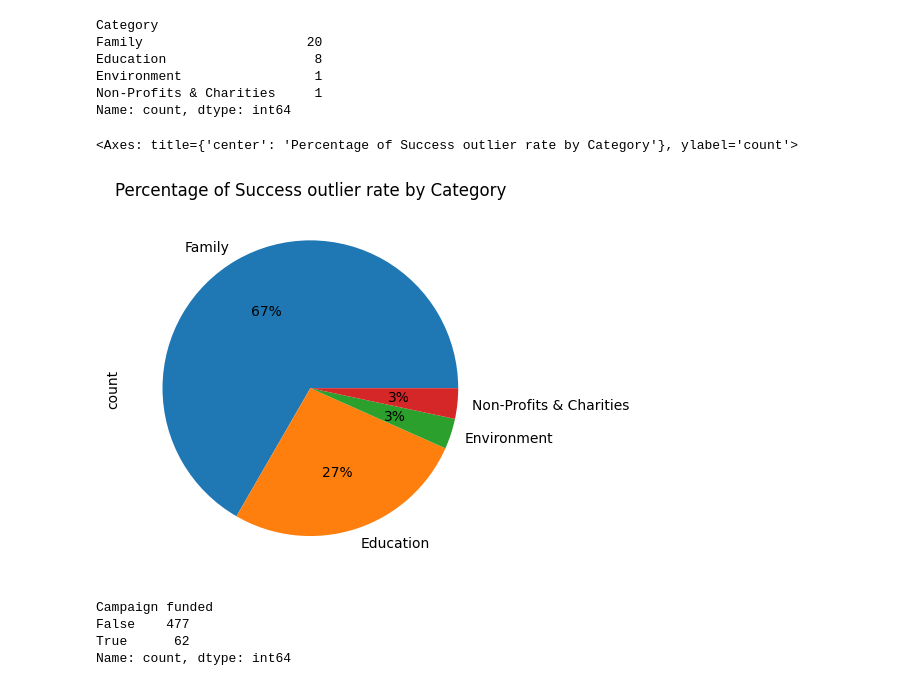
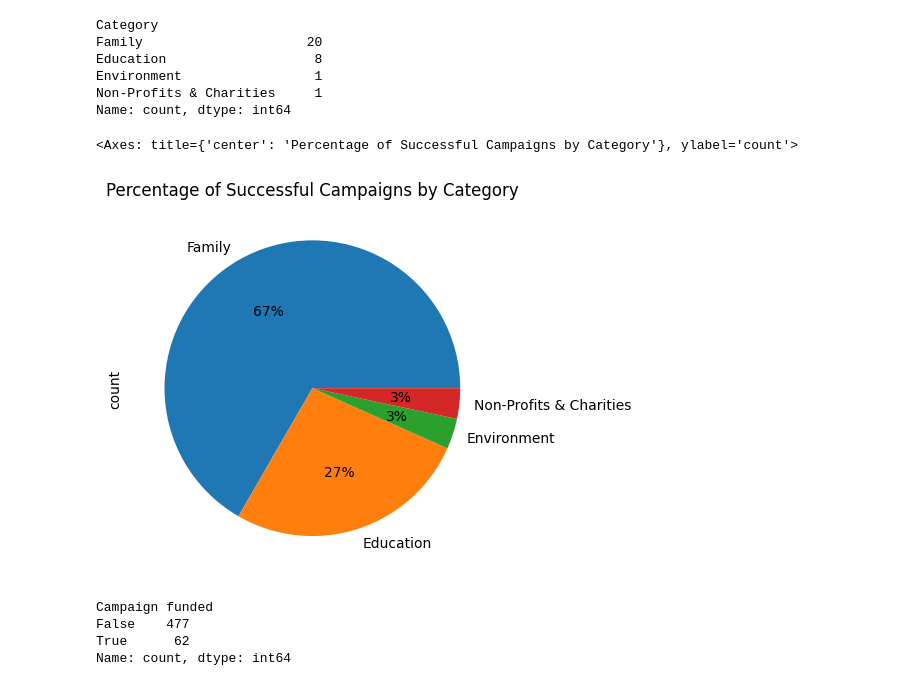
Before and after one commit to rp1177/Data-Analyst-Portfolio, a Jupyter notebook: Python/Webscrape GoFundMe.ipynb, the cells around one changed output. Drawn from its saved outputs; the diff is of its cells as text; code cells hidden in the pictures.

```diff
--- a/Python/Webscrape GoFundMe.ipynb
+++ b/Python/Webscrape GoFundMe.ipynb
@@ -177,0 +223,2 @@ campaigns_df['Donations'] = donations
+# %%
+campaigns_df['Date created'] = pd.to_datetime(campaigns_df['Date created'])
@@ -348,7 +414,7 @@ Text(0, 0.5, 'Number of Donators')
 # %%
 #create a df to extract rows that are above 60% success rate:
 
-success_df = campaigns_df[campaigns_df['Percent funded (%)'] >= 60]
+success_df = campaigns_df[campaigns_df['Percent funded (%)'] >= 100]
 success_rate_by_cat = success_df.groupby('Category')['Percent funded (%)'].count()
 success_rate_by_cat
 # %% [output]
@@ -393,10 +459,10 @@ Environment                 1
 Non-Profits & Charities     1
 Name: count, dtype: int64
 # %%
-success_df.nlargest(30, 'Percent funded (%)')['Category'].value_counts().plot(kind='pie',autopct='%1.0f%%', title = 'Percentage of Success outlier rate by Category')
+success_df.nlargest(30, 'Percent funded (%)')['Category'].value_counts().plot(kind='pie',autopct='%1.0f%%', title = 'Percentage of Successful Campaigns by Category')
 # %% [output]
-<Axes: title={'center': 'Percentage of Success outlier rate by Category'}, ylabel='count'>
+<Axes: title={'center': 'Percentage of Successful Campaigns by Category'}, ylabel='count'>
-[figure, old version]
+[figure, new version]
 # %%
 campaigns_df['Campaign funded'].value_counts() #find exactly how many campaigns were successfully funded
 # %% [output]
```
Also changed, not shown: parts of 12 cells of this notebook.
